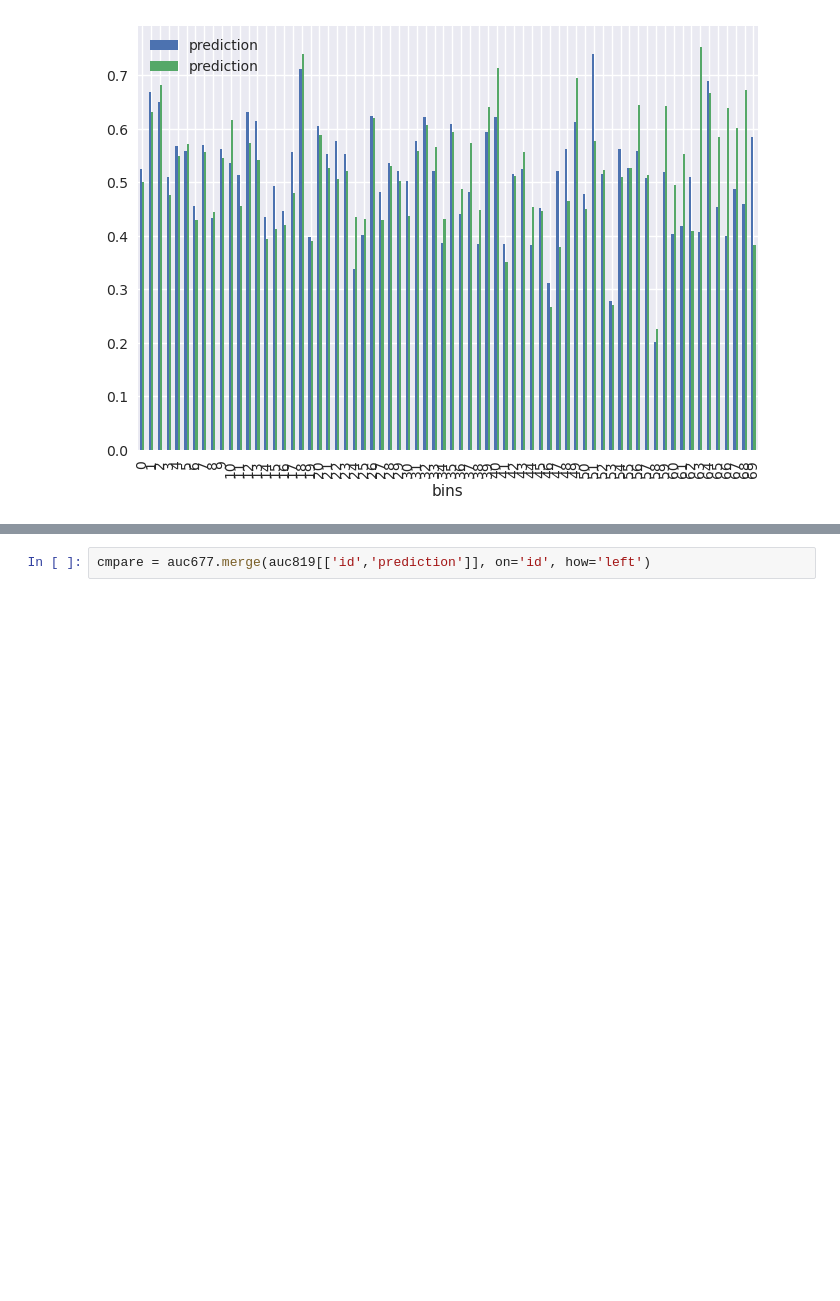
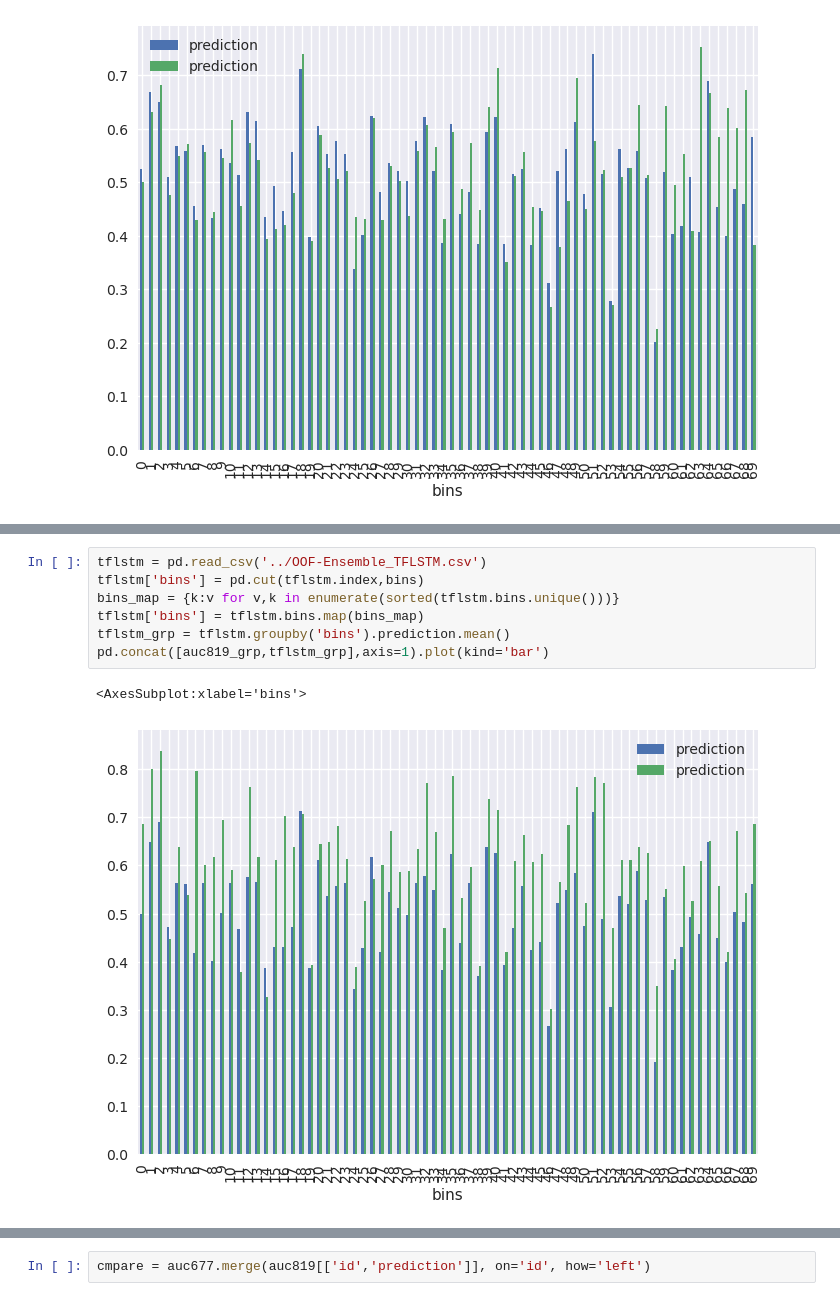
Before and after one commit to boostcampaitech4lv23recsys2/level2_dkt_recsys-level2-recsys-08, a Jupyter notebook: FeatrueEngineering/FE_유저의_실력.ipynb, the cells around one changed output, grey strips where cells are left out. Cells and saved outputs as stored; diff of their text form; blank space fills up the shorter version.

```diff
--- a/FeatrueEngineering/FE_유저의_실력.ipynb
+++ b/FeatrueEngineering/FE_유저의_실력.ipynb
@@ -364,0 +387,10 @@ pd.concat([auc819_grp,user_dfc2_grp],axis=1).plot(kind='bar')
+# %%
+tflstm = pd.read_csv('../OOF-Ensemble_TFLSTM.csv')
+tflstm['bins'] = pd.cut(tflstm.index,bins)
+bins_map = {k:v for v,k in enumerate(sorted(tflstm.bins.unique()))}
+tflstm['bins'] = tflstm.bins.map(bins_map)
+tflstm_grp = tflstm.groupby('bins').prediction.mean()
+pd.concat([auc819_grp,tflstm_grp],axis=1).plot(kind='bar')
+# %% [output]
+<AxesSubplot:xlabel='bins'>
+[figure, added]
```
Also changed, not shown: parts of 6 cells of this notebook.
